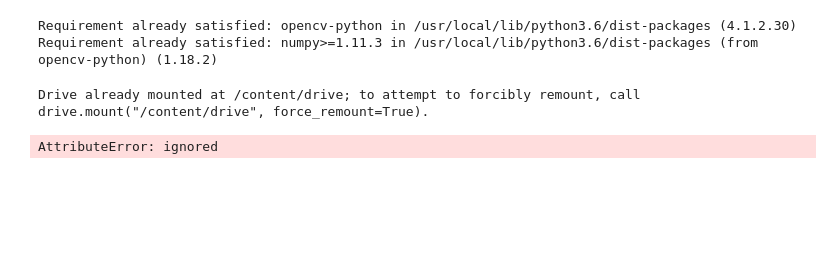
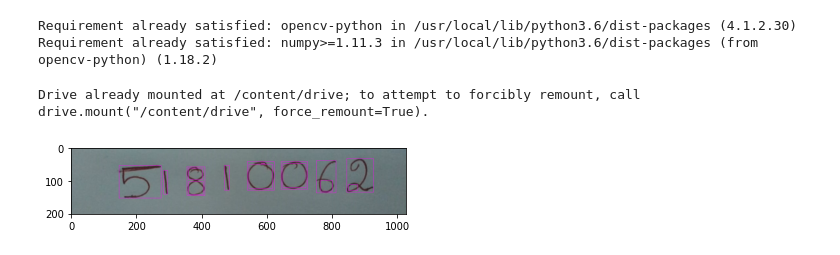
Before and after one commit to ghostman-007/Major-Project, a Jupyter notebook: Segmentation.ipynb, the cells around one changed output. Drawn from its saved outputs; the diff is of its cells as text; code cells hidden in the pictures; blank space fills up the shorter version.

```diff
--- a/Segmentation.ipynb
+++ b/Segmentation.ipynb
@@ -13,23 +13,12 @@ import numpy as np
 import matplotlib.pyplot as plt
 import matplotlib.image as mpimg
 
-def rgb2gray(rgb):
-  return np.dot(rgb[...,:3], [0.2989, 0.5870, 0.1140])
-
-# img = mpimg.imread('/content/drive/My Drive/Colab Notebooks/8.jpeg')
-# gray = rgb2gray(img)
-# plt.imshow(gray, cmap=plt.get_cmap('gray'))
-# plt.show()
-
-img = cv2.imread('/content/drive/My Drive/Colab Notebooks/string.jpeg')
+img = cv2.imread('/content/drive/My Drive/Colab Notebooks/Images/string.jpeg')
 (h, w) = img.shape[:2]
 image_size = h*w
 mser = cv2.MSER_create()
-mser.setMaxArea(image_size/2)
+mser.setMaxArea(int(image_size/2))
 mser.setMinArea(10)
-
-gray = cv2.cvtColor(filtered, cv2.COLOR_BGR2GRAY) #Converting to GrayScale
-_, bw = cv2.threshold(gray, 0.0, 255.0, cv2.THRESH_BINARY | cv2.THRESH_OTSU)
 
 regions, rects = mser.detectRegions(bw)
 
@@ -38,4 +27,8 @@ for (x, y, w, h) in rects:
     cv2.rectangle(img, (x, y), (x+w, y+h), color=(255, 0, 255), thickness=1)
 # %% [output]
 Drive already mounted at /content/drive; to attempt to forcibly remount, call drive.mount("/content/drive", force_remount=True).
-AttributeError: ignored
+# %%
+plt.imshow(img, cmap=plt.get_cmap('gray'))
+plt.show()
+# %% [output]
+[figure, added]
```
Also changed, not shown: parts of 5 cells of this notebook.
